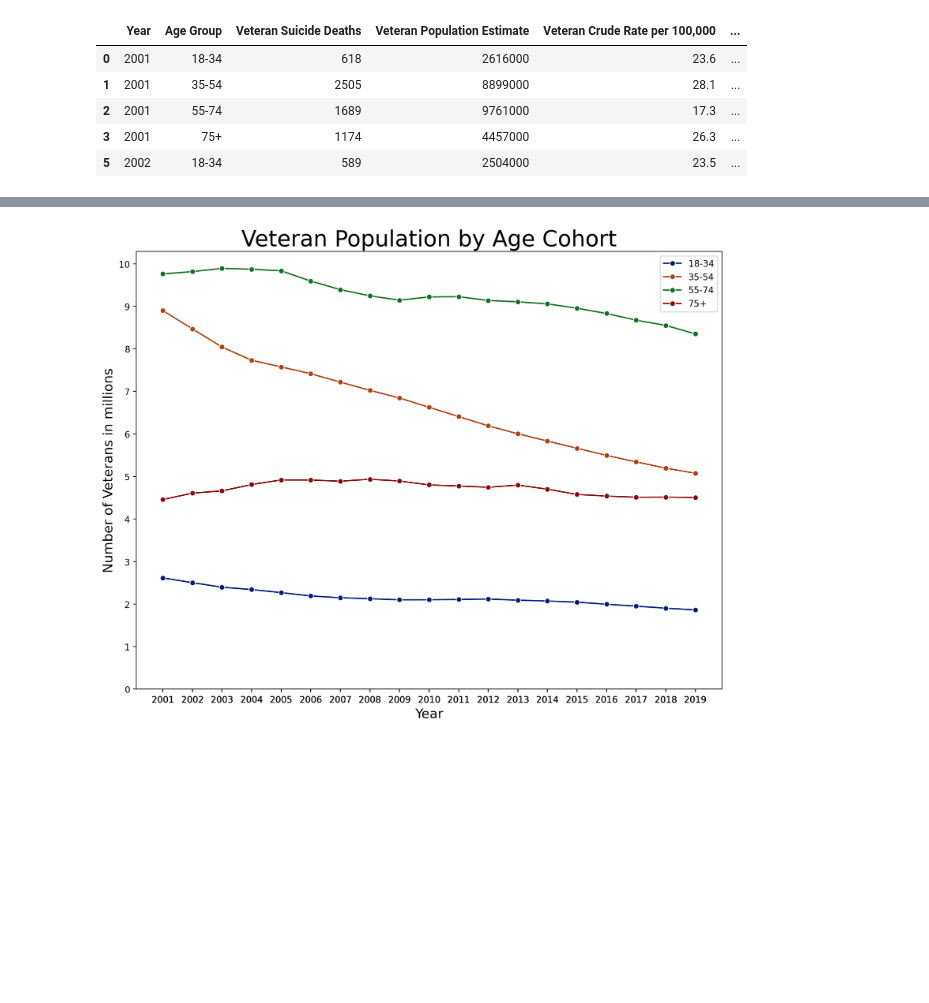
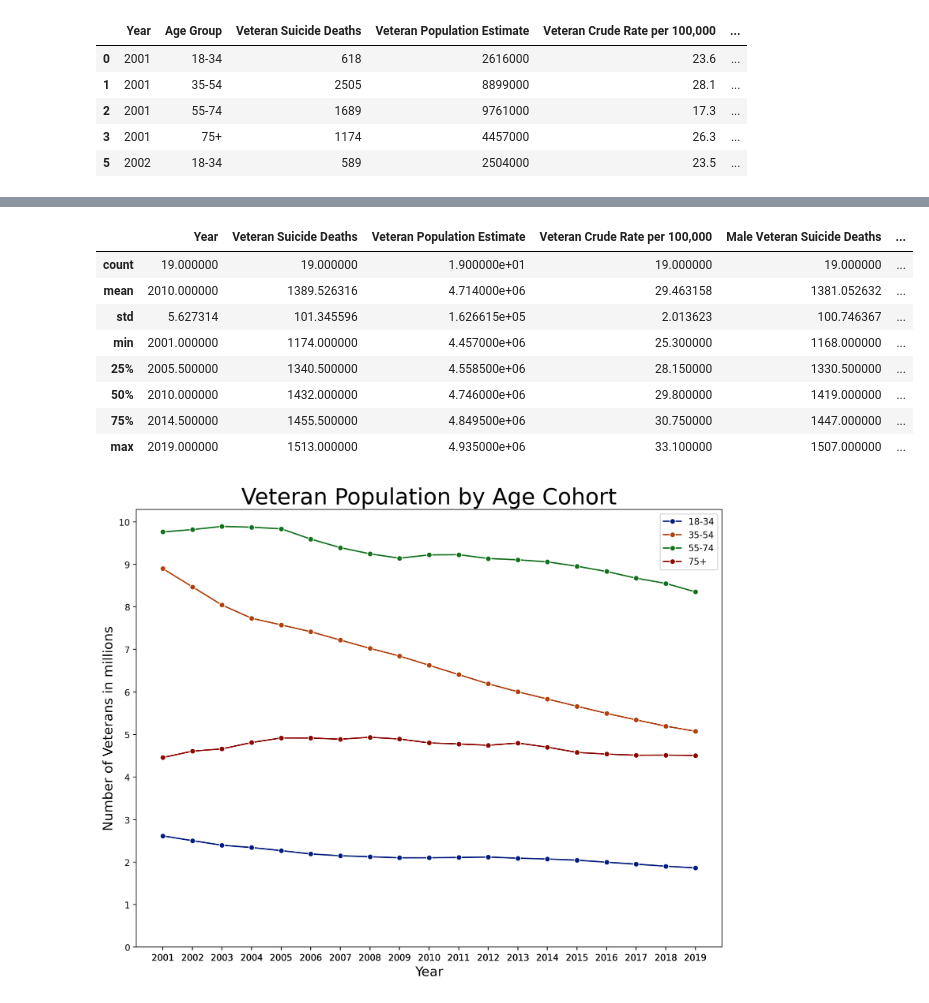
Before and after one commit to chsshong/final-capstone, a Jupyter notebook: notebook/VA Suicide by age.ipynb, the cells around one changed output, grey strips where cells are left out. Cells and saved outputs as stored; diff of their text form; code cells hidden in the pictures; blank space fills up the shorter version.

```diff
--- a/notebook/VA Suicide by age.ipynb
+++ b/notebook/VA Suicide by age.ipynb
@@ -98,3 +133,15 @@ df_75 = filter_column(df,'Age Group', '75+')
+# %%
+df_75.describe()
+# %% [output]
+|  | Year | Veteran Suicide Deaths | Veteran Population Estimate | Veteran Crude Rate per 100,000 | Male Veteran Suicide Deaths | ... |
+| count | 19.000000 | 19.000000 | 1.900000e+01 | 19.000000 | 19.000000 | ... |
+| mean | 2010.000000 | 1389.526316 | 4.714000e+06 | 29.463158 | 1381.052632 | ... |
+| std | 5.627314 | 101.345596 | 1.626615e+05 | 2.013623 | 100.746367 | ... |
+| min | 2001.000000 | 1174.000000 | 4.457000e+06 | 25.300000 | 1168.000000 | ... |
+| 25% | 2005.500000 | 1340.500000 | 4.558500e+06 | 28.150000 | 1330.500000 | ... |
+| 50% | 2010.000000 | 1432.000000 | 4.746000e+06 | 29.800000 | 1419.000000 | ... |
+| 75% | 2014.500000 | 1455.500000 | 4.849500e+06 | 30.750000 | 1447.000000 | ... |
+| max | 2019.000000 | 1513.000000 | 4.935000e+06 | 33.100000 | 1507.000000 | ... |
 # %%
 fig, ax = plt.subplots(figsize = (10,8), dpi=200)
 sns.lineplot(x= df_18_34['Year'], y= df_18_34['Veteran Population Estimate in millions'], marker='o', label = '18-34')
```
Also changed, not shown: parts of 13 cells of this notebook, 8 other files.
